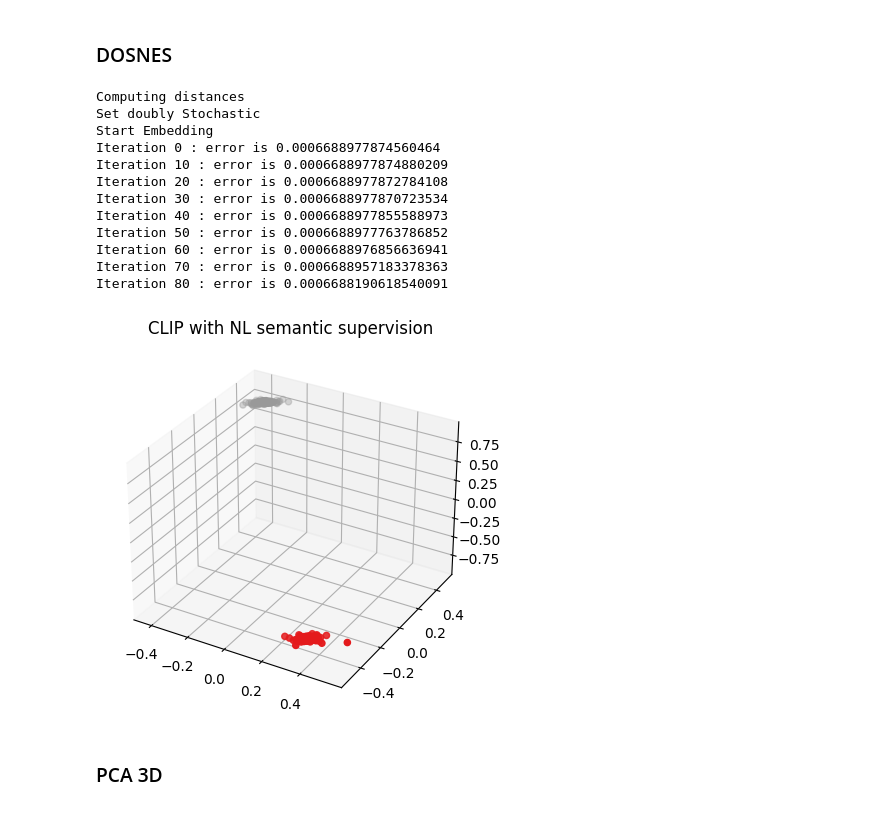
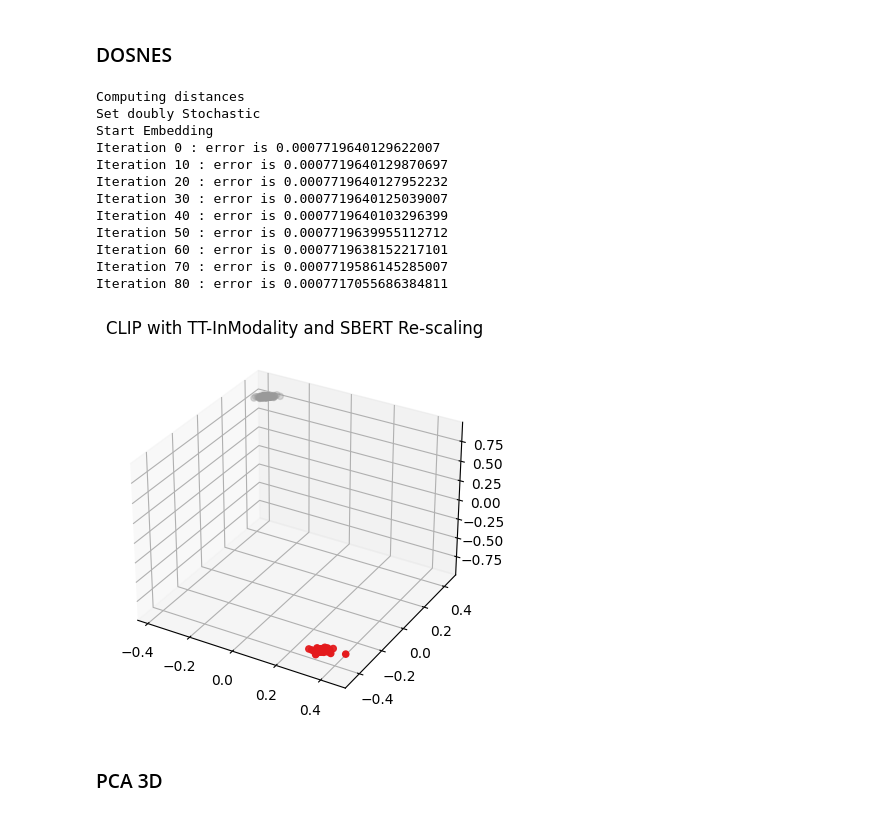
Before and after one commit to sarahESL/open_clip, a Jupyter notebook: src/alignment_separation_scores.ipynb, the cells around one changed output. Saved outputs shown, nothing was run; the diff lists cells and outputs as text; code cells hidden in the pictures.

Commit message:
Add SBERT re-scaling to InModality loss

```diff
--- a/src/alignment_separation_scores.ipynb
+++ b/src/alignment_separation_scores.ipynb
@@ -107,14 +107,17 @@ model, _, preprocess = open_clip.create_model_and_transforms(model_name, device=
 #************************************************
 #inModality_sharedTransformerCLIP_path = '/scratch/seslami/alignCLIP_openCLIP/shared_transformer_projector_withInModality/logs/2023_11_03-14_07_06-model_ViT-L-16-lr_0.001-b_256-j_2-p_amp-alpha_1.0-beta_0.25/checkpoints/epoch_30.pt'  # CLIP modified ViT-L with shared transformer and projector
 #inModality_sharedTransformerCLIP_path = '/scratch/seslami/alignCLIP_openCLIP/shared_transformer_projector_withInModality/logs/2023_11_08-14_43_40-model_ViT-L-16-lr_0.001-b_256-j_2-p_amp-alpha_1.0-beta_0.15/checkpoints/epoch_30.pt'  # CLIP modified ViT-L with shared transformer and projector
+#inModality_sharedTransformerCLIP_path = '/scratch/seslami/alignCLIP_openCLIP/shared_transformer_projector_withInModality/logs/2024_01_09-10_54_46-model_ViT-L-16-lr_0.001-b_256-j_2-p_amp-alpha_1.0-beta_0.2/checkpoints/epoch_30.pt'  # CLIP modified ViT-L with shared transformer and projector
 #inModality_adaptive_sharedTransformerCLIP_path = '/scratch/seslami/alignCLIP_openCLIP/shared_transformer_projector_withInModality/logs/2023_11_28-17_12_49-model_ViT-L-16-lr_0.001-b_256-j_2-p_amp-alpha_beta_adaptive/checkpoints/epoch_60.pt'  # CLIP modified ViT-L with shared transformer and projector
+inModality_sharedTransformerCLIP_path = '/scratch/seslami/alignCLIP_openCLIP/shared_transformer_projector_withInModality/logs/2024_01_10-10_30_49-model_ViT-L-16-lr_0.001-b_256-j_2-p_amp-alpha_1.0-beta_0.25-alpha_1.0-semantic_1.0/checkpoints/epoch_30.pt'  # CLIP with T-T inModality and sbert for rescaling
 
-#checkpoint = torch.load(inModality_sharedTransformerCLIP_path)
+checkpoint = torch.load(inModality_sharedTransformerCLIP_path)
 #checkpoint = torch.load(inModality_adaptive_sharedTransformerCLIP_path)
 
 #*************************************
-with_NL_semantic_path = '/scratch/seslami/alignCLIP_openCLIP/shared_transformer_projector_withNLSemanticSupervision/logs/2023_12_08-10_58_16-model_ViT-L-16-lr_0.001-b_256-j_2-p_amp-alpha_0.5-semantic_0.5/checkpoints/epoch_30.pt'
-checkpoint = torch.load(with_NL_semantic_path)
+#with_NL_semantic_path = '/scratch/seslami/alignCLIP_openCLIP/shared_transformer_projector_withNLSemanticSupervision/logs/2023_12_08-10_58_16-model_ViT-L-16-lr_0.001-b_256-j_2-p_amp-alpha_0.5-semantic_0.5/checkpoints/epoch_30.pt'
+#with_NL_semantic_path = '/scratch/seslami/alignCLIP_openCLIP/shared_transformer_projector_withNLSemanticSupervision/logs/2024_01_08-12_49_38-model_ViT-L-16-lr_0.001-b_256-j_2-p_amp-alpha_0.5-semantic_0.5/checkpoints/epoch_30.pt'
+#checkpoint = torch.load(with_NL_semantic_path)
 
 model.load_state_dict(checkpoint['state_dict'])
 # %% [output]
@@ -224,24 +227,25 @@ X_embedded = model.fit_transform(features)
 Computing distances
 Set doubly Stochastic
 Start Embedding
-Iteration 0 : error is 0.0006688977874560464
-Iteration 10 : error is 0.0006688977874880209
-Iteration 20 : error is 0.0006688977872784108
-Iteration 30 : error is 0.0006688977870723534
-Iteration 40 : error is 0.0006688977855588973
-Iteration 50 : error is 0.0006688977763786852
-Iteration 60 : error is 0.0006688976856636941
-Iteration 70 : error is 0.0006688957183378363
-Iteration 80 : error is 0.0006688190618540091
+Iteration 0 : error is 0.0007719640129622007
+Iteration 10 : error is 0.0007719640129870697
+Iteration 20 : error is 0.0007719640127952232
+Iteration 30 : error is 0.0007719640125039007
+Iteration 40 : error is 0.0007719640103296399
+Iteration 50 : error is 0.0007719639955112712
+Iteration 60 : error is 0.0007719638152217101
+Iteration 70 : error is 0.0007719586145285007
+Iteration 80 : error is 0.0007717055686384811
 # %%
 fig = plt.figure()
 ax = fig.add_subplot(projection='3d')
 ax.scatter(X_embedded[:, 0], X_embedded[:, 1], X_embedded[:, 2], c=labels, cmap=plt.cm.Set1)
-plt.title("CLIP with NL semantic supervision".format(metric))
+#plt.title("CLIP with NL semantic supervision".format(metric))
 #plt.title("orgCLIP encodings Embedded on a Sphere with metric {}".format(metric))
+plt.title("CLIP with TT-InModality and SBERT Re-scaling")
 plt.show()
 # %% [output]
-[figure, old version]
+[figure, new version]
 # %% [markdown]
 ### PCA 3D
 # %%
```
Also changed, not shown: parts of 2 cells of this notebook, 6 other files.
